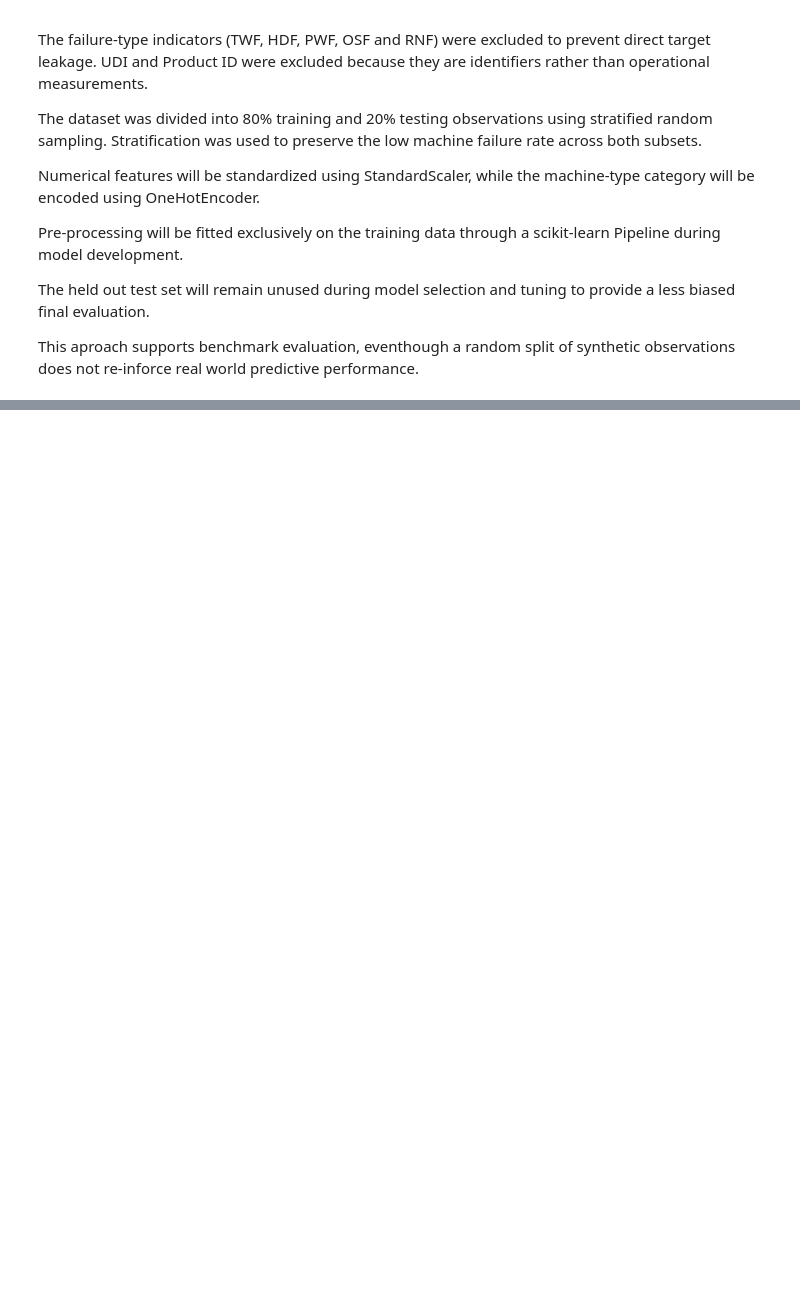
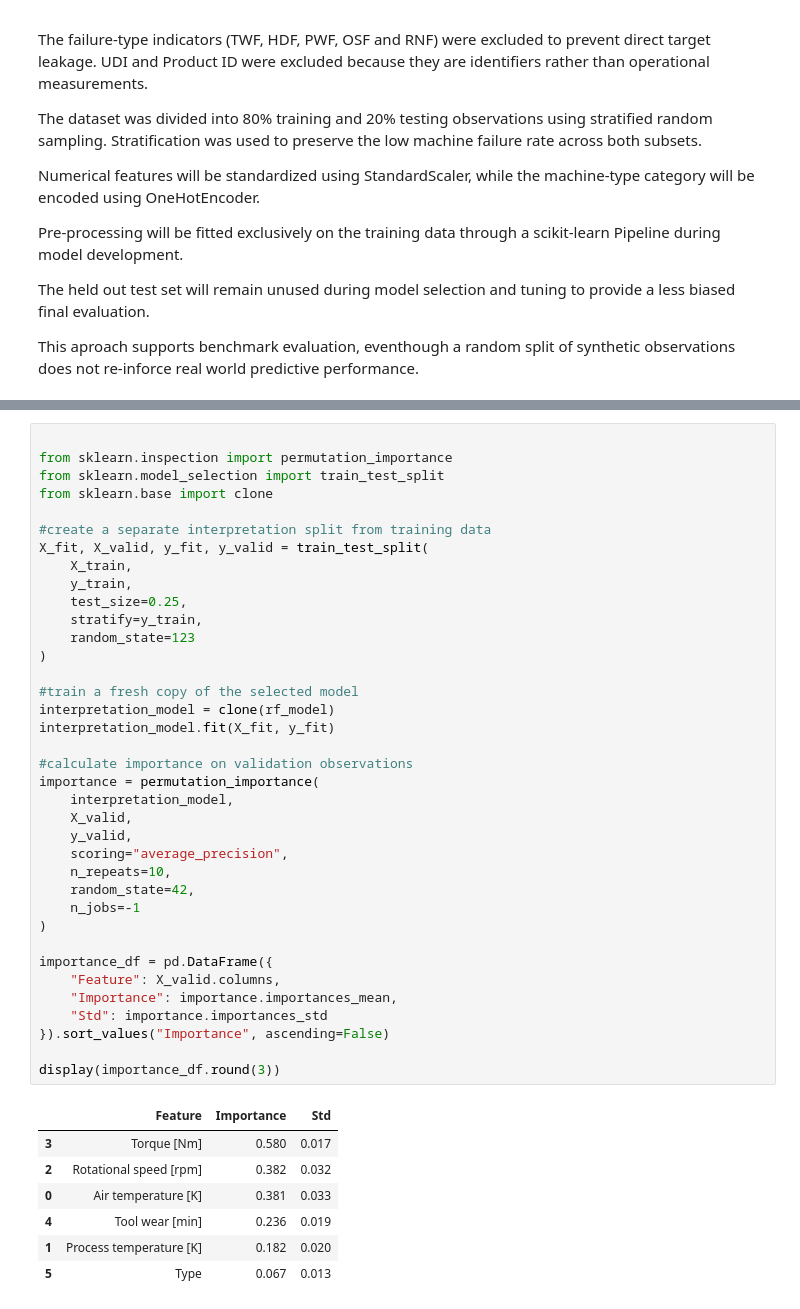
Before and after one commit to gourignair/predictive-maintenance-ml, a Jupyter notebook: notebooks/02_model_development.ipynb, the cells around one changed output, grey strips where cells are left out. Drawn from its saved outputs; the diff is of its cells as text; blank space fills up the shorter version.

```diff
--- a/notebooks/02_model_development.ipynb
+++ b/notebooks/02_model_development.ipynb
@@ -166,0 +604,45 @@ This aproach supports benchmark evaluation, eventhough a random split of synthet
+# %%
+
+from sklearn.inspection import permutation_importance
+from sklearn.model_selection import train_test_split
+from sklearn.base import clone
+
+#create a separate interpretation split from training data
+X_fit, X_valid, y_fit, y_valid = train_test_split(
+    X_train,
+    y_train,
+    test_size=0.25,
+    stratify=y_train,
+    random_state=123
+)
+
+#train a fresh copy of the selected model
+interpretation_model = clone(rf_model)
+interpretation_model.fit(X_fit, y_fit)
+
+#calculate importance on validation observations
+importance = permutation_importance(
+    interpretation_model,
+    X_valid,
+    y_valid,
+    scoring="average_precision",
+    n_repeats=10,
+    random_state=42,
+    n_jobs=-1
+)
+
+importance_df = pd.DataFrame({
+    "Feature": X_valid.columns,
+    "Importance": importance.importances_mean,
+    "Std": importance.importances_std
+}).sort_values("Importance", ascending=False)
+
+display(importance_df.round(3))
+# %% [output]
+|  | Feature | Importance | Std |
+| 3 | Torque [Nm] | 0.580 | 0.017 |
+| 2 | Rotational speed [rpm] | 0.382 | 0.032 |
+| 0 | Air temperature [K] | 0.381 | 0.033 |
+| 4 | Tool wear [min] | 0.236 | 0.019 |
+| 1 | Process temperature [K] | 0.182 | 0.020 |
+| 5 | Type | 0.067 | 0.013 |
```
Also changed, not shown: parts of 23 cells of this notebook.
